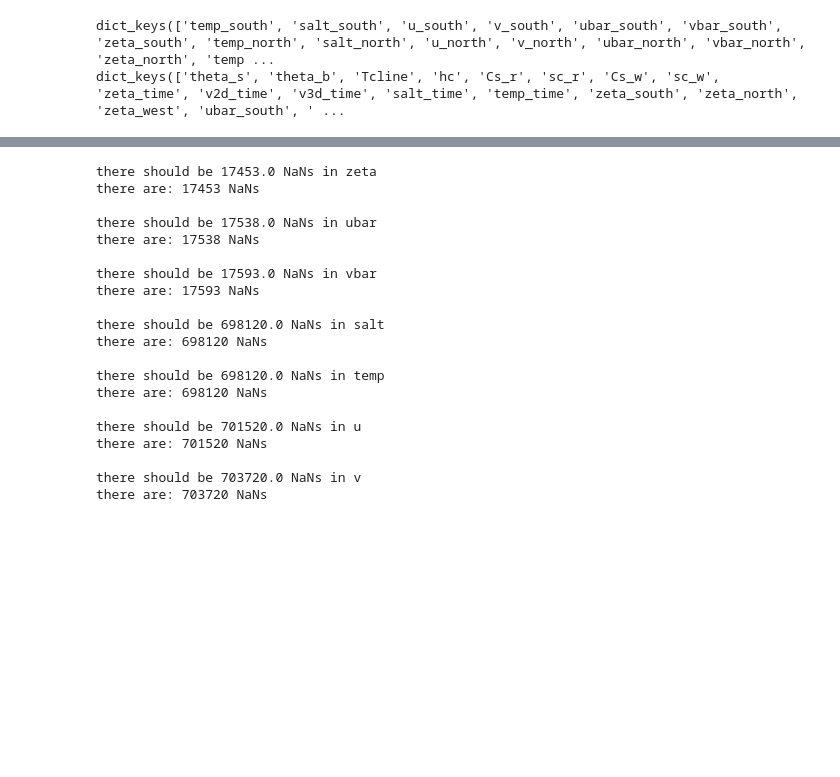
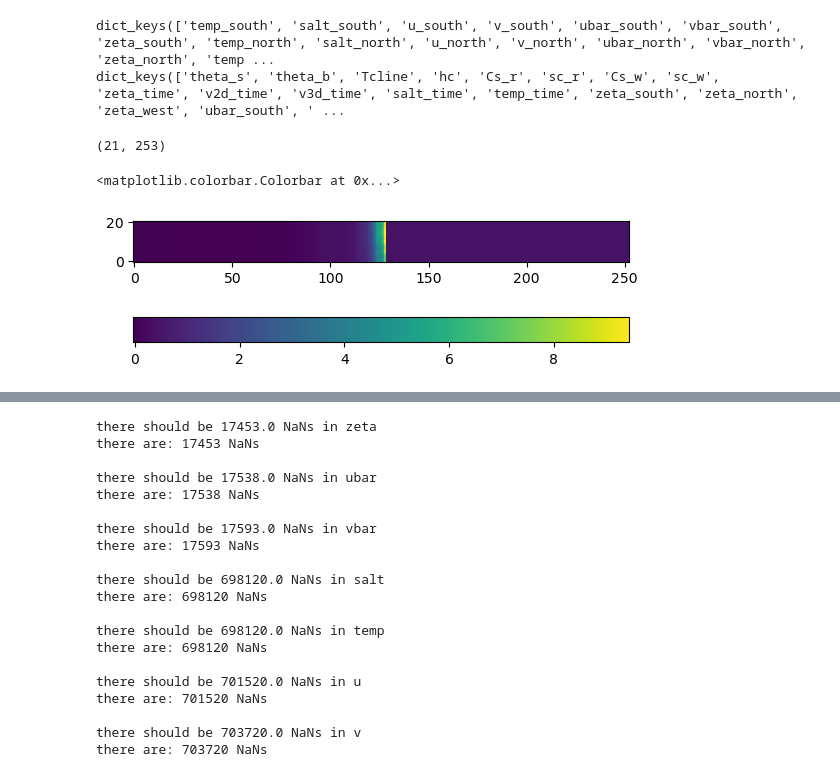
Before and after one commit to mspydell/PFM, a Jupyter notebook: driver/debugging_LV1.ipynb, the cells around one changed output, grey strips where cells are left out. Drawn from its saved outputs; the diff is of its cells as text; code cells hidden in the pictures; blank space fills up the shorter version.

Commit message:
done fixing BC vbar issues. I hope.

```diff
--- a/driver/debugging_LV1.ipynb
+++ b/driver/debugging_LV1.ipynb
@@ -18,3 +18,13 @@ print(bc2.variables.keys())
 # %% [output]
 dict_keys(['temp_south', 'salt_south', 'u_south', 'v_south', 'ubar_south', 'vbar_south', 'zeta_south', 'temp_north', 'salt_north', 'u_north', 'v_north', 'ubar_north', 'vbar_north', 'zeta_north', 'temp ...
 dict_keys(['theta_s', 'theta_b', 'Tcline', 'hc', 'Cs_r', 'sc_r', 'Cs_w', 'sc_w', 'zeta_time', 'v2d_time', 'v3d_time', 'salt_time', 'temp_time', 'zeta_south', 'zeta_north', 'zeta_west', 'ubar_south', ' ...
+# %%
+vv = bc1.variables['vbar_north'][:]
+print(np.shape(vv))
+fig, ax = plt.subplots()
+p0=ax.imshow(vv[:,:], interpolation='none',origin='lower')
+fig.colorbar(p0, ax=ax,location='bottom')
+# %% [output]
+(21, 253)
+<matplotlib.colorbar.Colorbar at 0x...>
+[figure, added]
```
Also changed, not shown: parts of 20 cells of this notebook, 3 other files.
